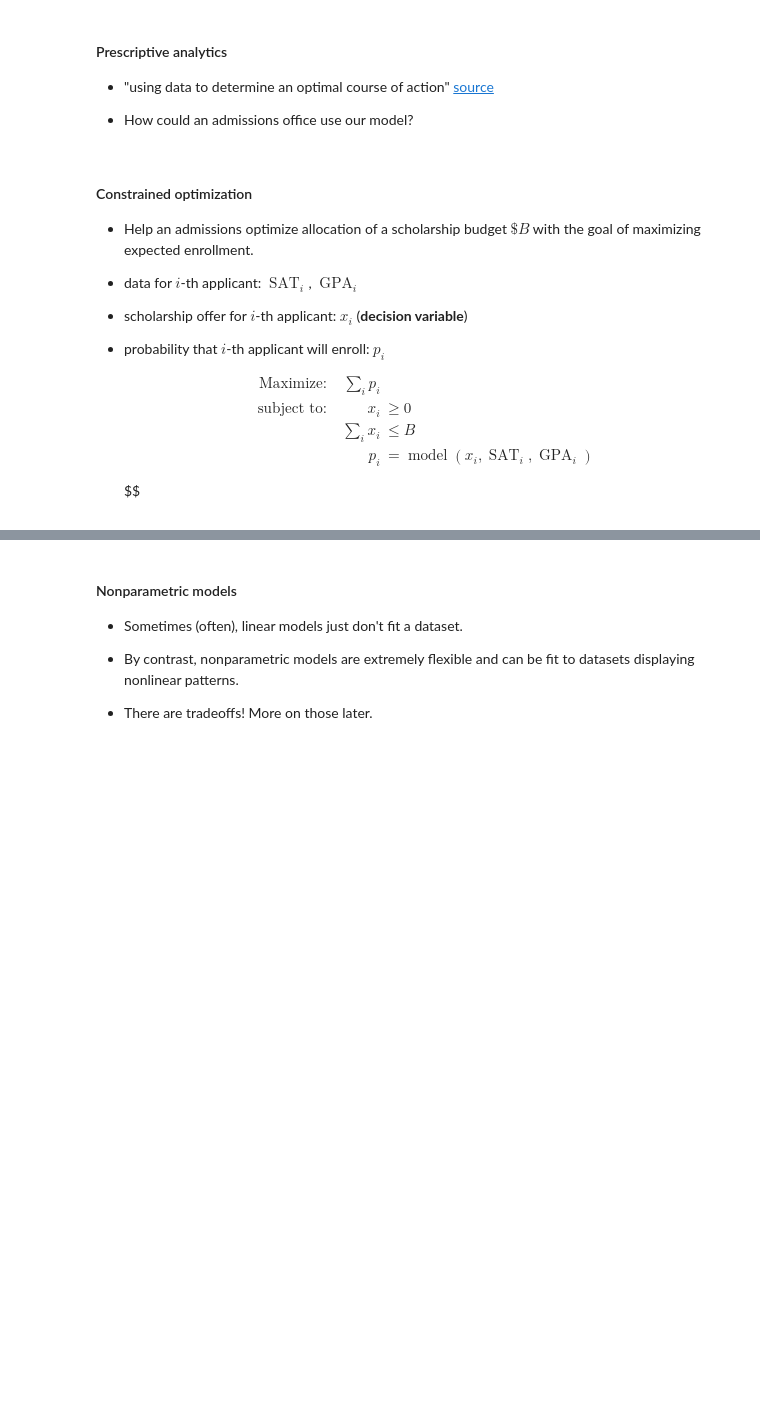
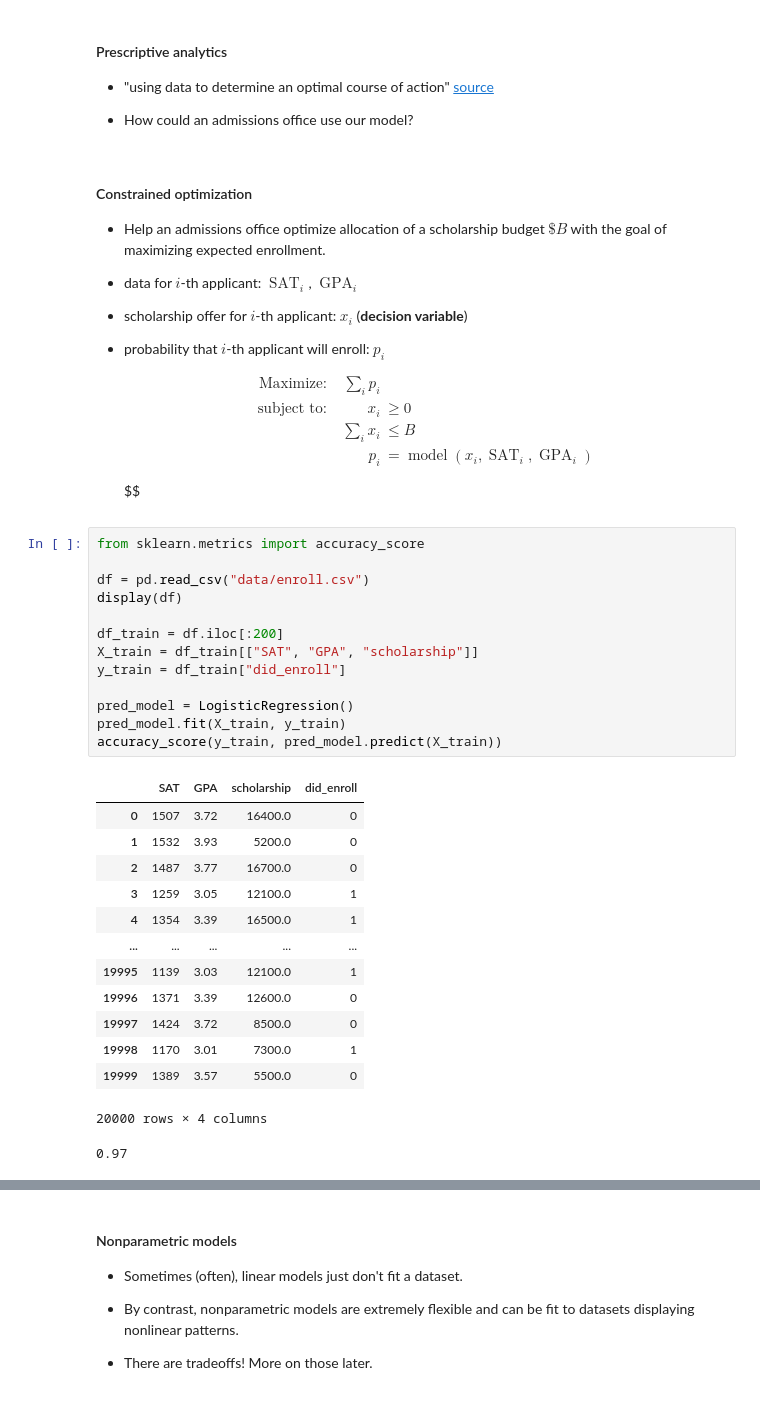
Before and after one commit to mgreenbe/DATA607S2025, a Jupyter notebook: lecture01.ipynb, the cells around one changed output, grey strips where cells are left out. Drawn from its saved outputs; the diff is of its cells as text; blank space fills up the shorter version.

```diff
--- a/lecture01.ipynb
+++ b/lecture01.ipynb
@@ -238,7 +260,7 @@ data = pd.read_csv("data/enroll.csv")
 # %% [markdown]
 #### Constrained optimization
 
-- Help an admissions optimize allocation of a scholarship budget $\$B$ with the goal of maximizing expected enrollment.
+- Help an admissions office optimize allocation of a scholarship budget $\$B$ with the goal of maximizing expected enrollment.
 
 - data for $i$-th applicant: $\operatorname{SAT}_i$, $\operatorname{GPA}_i$
 
@@ -253,3 +275,31 @@ data = pd.read_csv("data/enroll.csv")
   && p_i &= \operatorname{model}(x_i, \operatorname{SAT}_i, \operatorname{GPA}_i)
   \end{aligned}
   $$
+# %%
+from sklearn.metrics import accuracy_score
+
+df = pd.read_csv("data/enroll.csv")
+display(df)
+
+df_train = df.iloc[:200]
+X_train = df_train[["SAT", "GPA", "scholarship"]]
+y_train = df_train["did_enroll"]
+
+pred_model = LogisticRegression()
+pred_model.fit(X_train, y_train)
+accuracy_score(y_train, pred_model.predict(X_train))
+# %% [output]
+|  | SAT | GPA | scholarship | did_enroll |
+| 0 | 1507 | 3.72 | 16400.0 | 0 |
+| 1 | 1532 | 3.93 | 5200.0 | 0 |
+| 2 | 1487 | 3.77 | 16700.0 | 0 |
+| 3 | 1259 | 3.05 | 12100.0 | 1 |
+| 4 | 1354 | 3.39 | 16500.0 | 1 |
+| ... | ... | ... | ... | ... |
+| 19995 | 1139 | 3.03 | 12100.0 | 1 |
+| 19996 | 1371 | 3.39 | 12600.0 | 0 |
+| 19997 | 1424 | 3.72 | 8500.0 | 0 |
+| 19998 | 1170 | 3.01 | 7300.0 | 1 |
+| 19999 | 1389 | 3.57 | 5500.0 | 0 |
+20000 rows × 4 columns
+0.97
```
Also changed, not shown: parts of 6 cells of this notebook.
